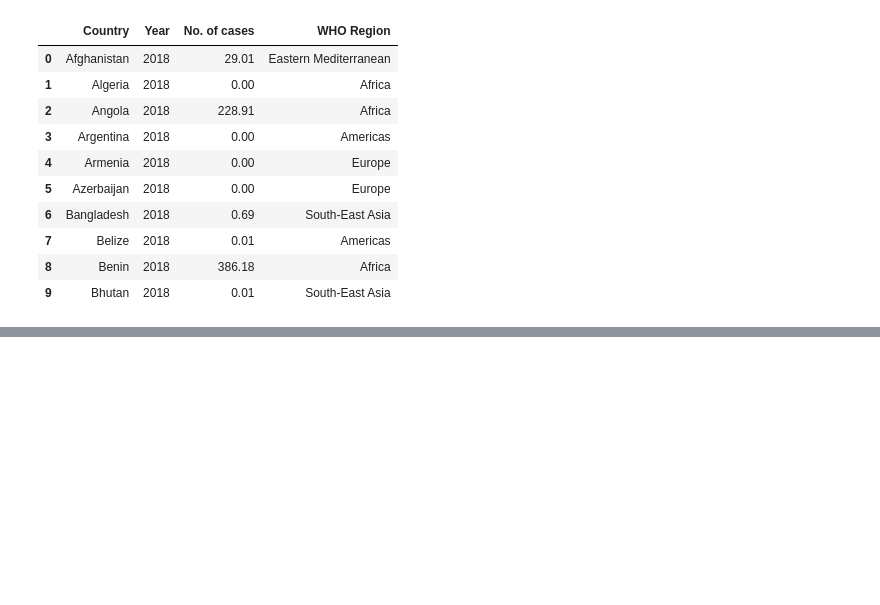
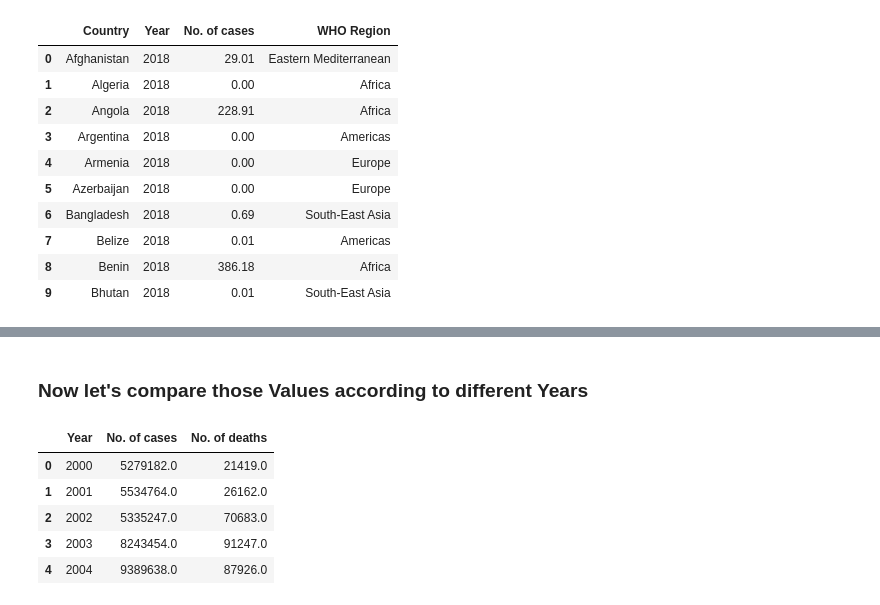
Before and after one commit to javagarm/Curneu-Assessment, a Jupyter notebook: Problem_Statement_1.ipynb, the cells around one changed output, grey strips where cells are left out. Saved outputs shown, nothing was run; the diff lists cells and outputs as text; code cells hidden in the pictures; blank space fills up the shorter version.

```diff
--- a/Problem_Statement_1.ipynb
+++ b/Problem_Statement_1.ipynb
@@ -52,0 +218,12 @@ incidence.head(10)
+# %% [markdown]
+### Now let's compare those Values according to different Years
+# %%
+year_group= reported.groupby("Year")[["No. of cases","No. of deaths"]].sum().reset_index()
+year_group.head()
+# %% [output]
+|  | Year | No. of cases | No. of deaths |
+| 0 | 2000 | 5279182.0 | 21419.0 |
+| 1 | 2001 | 5534764.0 | 26162.0 |
+| 2 | 2002 | 5335247.0 | 70683.0 |
+| 3 | 2003 | 8243454.0 | 91247.0 |
+| 4 | 2004 | 9389638.0 | 87926.0 |
```
Also changed, not shown: parts of 27 cells of this notebook.
